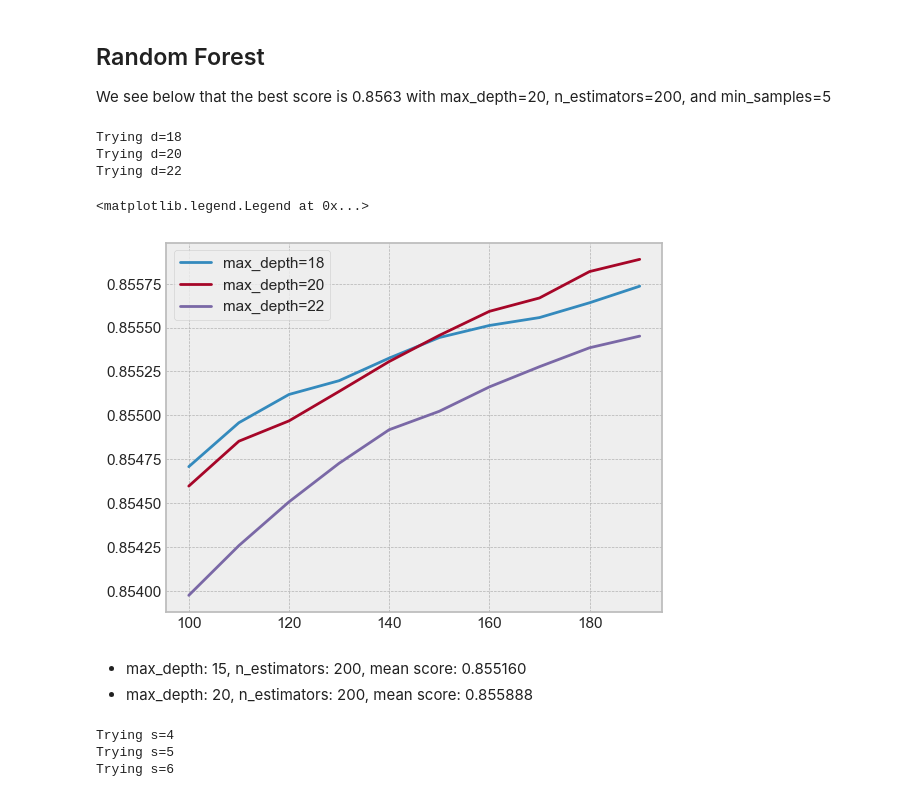
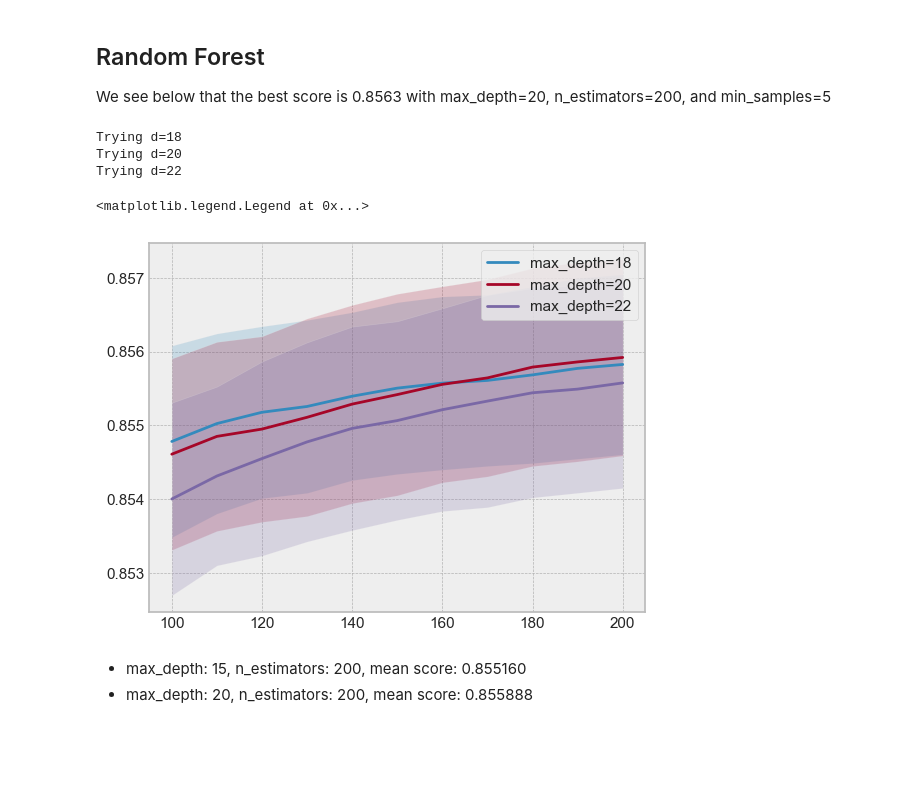
Before and after one commit to Koda98/smoker-status-prediction, a Jupyter notebook: notebook.ipynb, the cells around one changed output. Drawn from its saved outputs; the diff is of its cells as text; code cells hidden in the pictures; blank space fills up the shorter version.

```diff
--- a/notebook.ipynb
+++ b/notebook.ipynb
@@ -396,5 +395,5 @@ We will train and tune the following models to see which offers the best perform
 
 We will use Stratified K-Fold validation with 5 folds to evaluate the performance of our models.
 # %%
-X = df_train.drop(columns=['smoking'])
-y = df_train['smoking']
+X_train = df_train.drop(columns=['smoking'])
+y_train = df_train['smoking']
@@ -471,69 +466,36 @@ def predict_rf(X, model):
-# %%
-overall_scores = []
-for d in [18, 20, 22]:
-    print(f'Trying d={d}')
-    for n in range(100, 201, 10):
-        skf = StratifiedKFold(n_splits=5, shuffle=True, random_state=42)
-        fold_scores = []
-        fold = 1
-        for train_idx, val_idx in skf.split(X, y):
-            print(f'    Training n={n}, fold {fold}...', end='\r')
-            fold += 1
-            X_train, y_train = X.iloc[train_idx], y.iloc[train_idx]
-            X_val, y_val = X.iloc[val_idx], y.iloc[val_idx]
-
-            model = train_rf(X_train, y_train, n, d)
-            y_pred = predict_rf(X_val, model)
-
-            auc = roc_auc_score(y_val, y_pred)
-            fold_scores.append(auc)
-        overall_scores.append((d, n, np.mean(fold_scores)))
-        print(' '*30, end='\r')
-# %% [output]
-Trying d=18
-Trying d=20
-Trying d=22
+# %%
+depths = [18, 20, 22]
+
+overall_scores = []
+for d in depths:
+    print(f'Trying d={d}')
+    for n in range(100, 201, 10):
+        model = RandomForestClassifier(n_estimators=n, max_depth=d, random_state=SEED,
+                                        n_jobs=-1, min_samples_leaf=1)
+        fold_score = fit_model_with_skf(X_train, y_train, model)
+        overall_scores.append((d, n, *fold_score))
+# %% [output]
+Trying d=18
+Trying d=20
+Trying d=22
 # %%
-columns = ['max_depth', 'n_estimators', 'mean_auc']
+columns = ['max_depth', 'n_estimators', 'mean_auc', 'std_auc']
 df_scores = pd.DataFrame(overall_scores, columns=columns)
 # %%
-for d in [18, 20, 22]:
+for d in depths:
     df_subset = df_scores[df_scores.max_depth == d]
 
     plt.plot(df_subset.n_estimators, df_subset.mean_auc,
-             label='max_depth=%d' % d)
+            label='max_depth=%d' % d)
+    plt.fill_between(df_subset.n_estimators, df_subset.mean_auc - df_subset.std_auc,
+                    df_subset.mean_auc + df_subset.std_auc, alpha=0.2)
 
 plt.legend()
 # %% [output]
 <matplotlib.legend.Legend at 0x...>
-[figure, old version]
+[figure, new version]
 # %% [markdown]
 * max_depth: 15, n_estimators: 200, mean score: 0.855160
 * max_depth: 20, n_estimators: 200, mean score: 0.855888
 # %%
 best_max_depth = 20
-# %%
-overall_scores = []
-for s in [4, 5, 6]:
-    print(f'Trying s={s}')
-    for n in range(100, 201, 10):
-        skf = StratifiedKFold(n_splits=5, shuffle=True, random_state=42)
-        fold_scores = []
-        fold = 1
-        for train_idx, val_idx in skf.split(X, y):
-            print(f'    Training n={n}, fold {fold}...', end='\r')
-            fold += 1
-            X_train, y_train = X.iloc[train_idx], y.iloc[train_idx]
-            X_val, y_val = X.iloc[val_idx], y.iloc[val_idx]
-
-            model = train_rf(X_train, y_train, n, best_max_depth, min_samples_leaf=s)
-            y_pred = predict_rf(X_val, model)
-
-            auc = roc_auc_score(y_val, y_pred)
-            fold_scores.append(auc)
-        overall_scores.append((s, n, np.mean(fold_scores)))
-        print(' '*30, end='\r')
-# %% [output]
-Trying s=4
-Trying s=5
-Trying s=6
```
Also changed, not shown: parts of 42 cells of this notebook, 1 other file.
